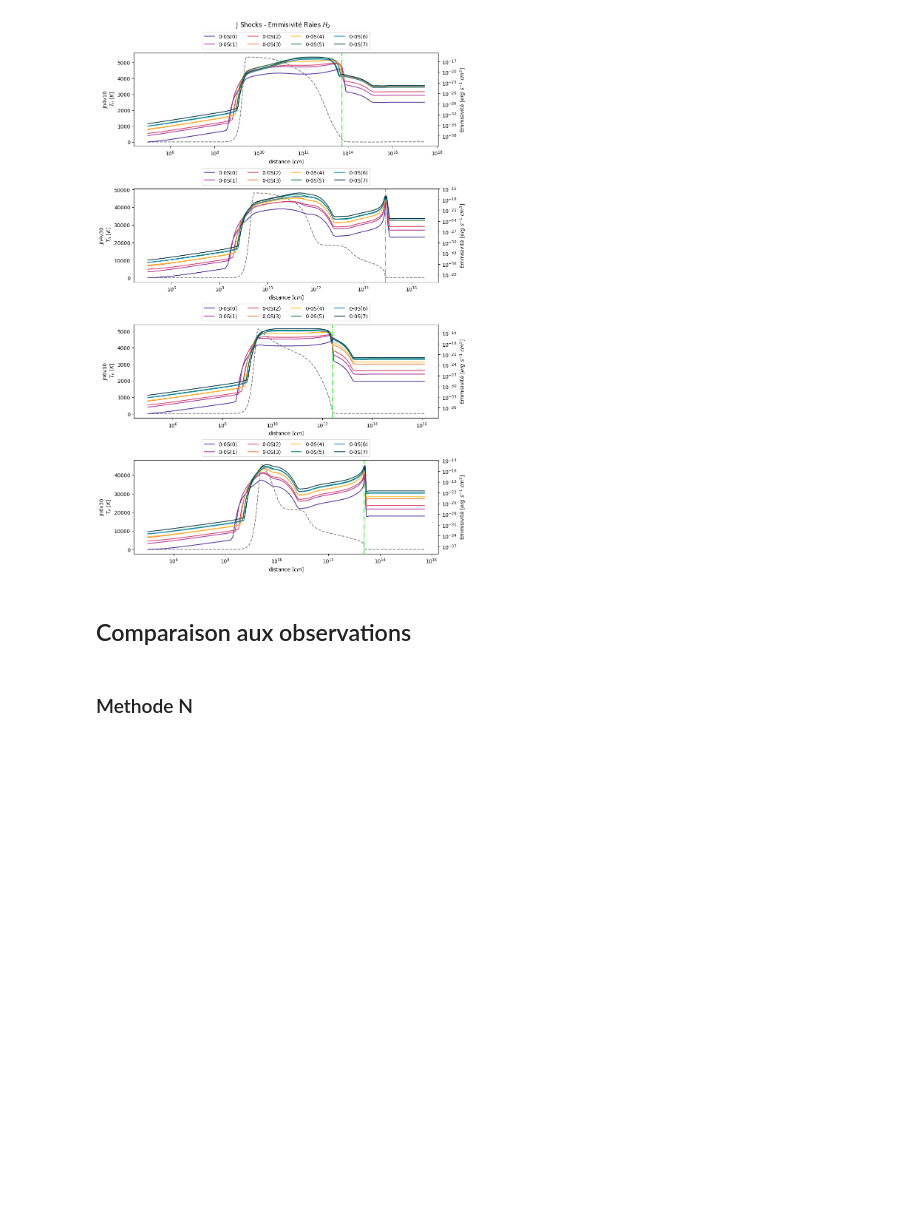
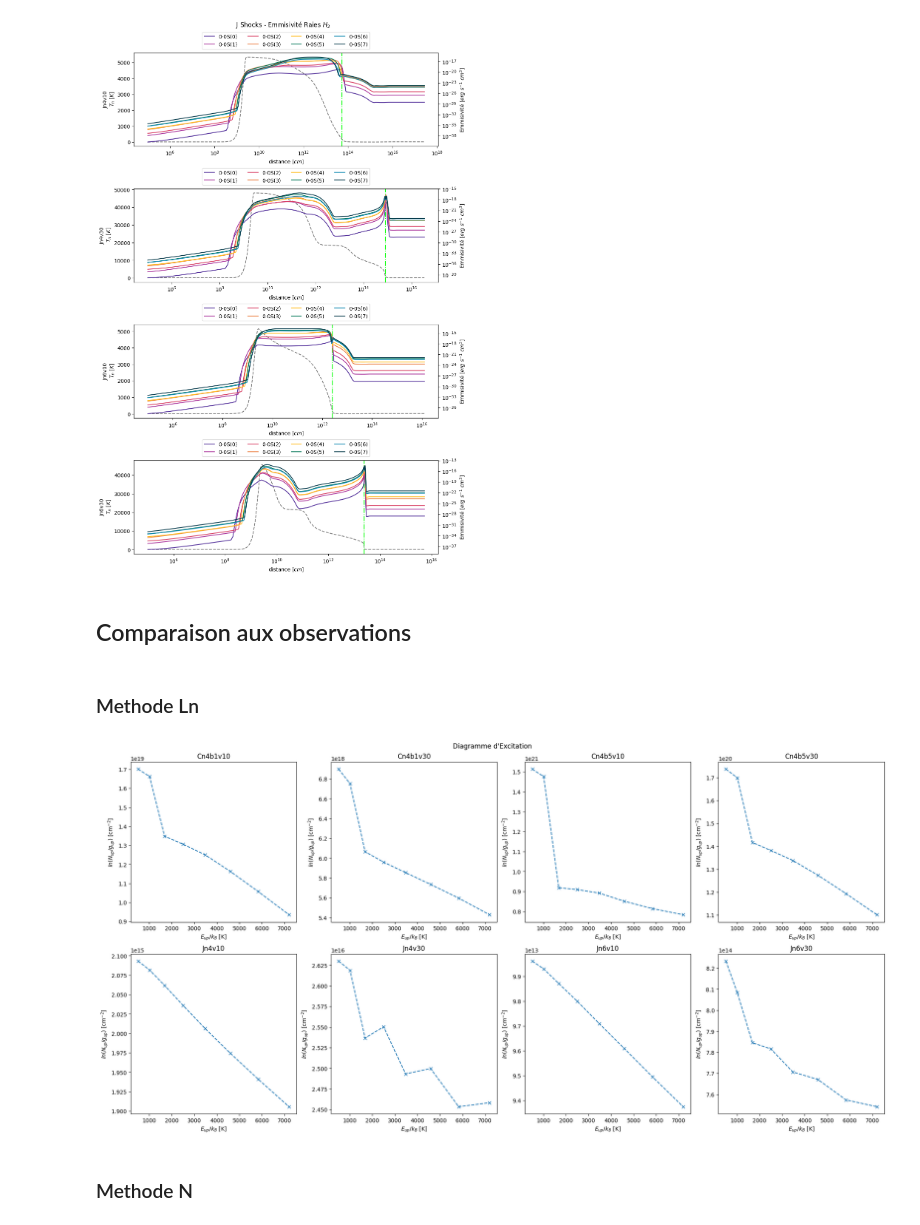
Before and after one commit to georgina-sampson/M04-Shocks, a Jupyter notebook: s065.ipynb, the cells around one changed output. Cells and saved outputs as stored; diff of their text form; code cells hidden in the pictures; blank space fills up the shorter version.

```diff
--- a/s065.ipynb
+++ b/s065.ipynb
@@ -462,7 +462,7 @@ Obs6: S(7) 4.29e+05 1 / cm2
 # %% [markdown]
 ## Lecture
 # %%
-files=["energetics.out","excit.out","H2_lev_cd.out","H2_line_loc.out","H2_line_int.out","intensity.out","mhd_phys.out"]
+files=["energetics.out","excit.out","H2_lev_cd.out","H2_line_loc.out","H2_line_int.out","H2_lev_ln.out","intensity.out","mhd_phys.out"]
 
 Cmodels=dict()
 # for model in [f for f in os.listdir("shock_grid") if 'C'==f[0]]:
@@ -656,6 +656,46 @@ def ln_modele(models):
         N_up = models[model]['N_up']
 
         for r in range(8): models[model]['ln'][r]= np.log(N_up[r].value/g(r+2))
+# %% [markdown]
+### Methode Ln
+# %%
+for models in (Cmodels, Jmodels):
+    for model in models:
+        models[model]['ln']=dict()
+        data = models[model]['H2_lev_ln']
+        mask = data['distance'] <= models[model]['ceil']
+
+        for r in range(8):
+            models[model]['ln'][r]= integrate.simpson(data[mask][f'(0,{r})'], x=data[mask]['distance'])
+# %%
+fig, axs = plt.subplots(nrows=2,ncols=4,figsize=(20,10), layout='constrained')
+
+for ax, model in zip(axs[0], Cmodels):
+    ax.plot([E_up[r].value for r in range(8)], [Cmodels[model]['ln'][r] for r in range(8)], marker='x', ls='--')
+
+#     ax.plot(np.concatenate((xchaud[-1:],xfroid)), linea(np.concatenate((xchaud[-1:],xfroid)),Cmodels[model]['popt_fr'][0],Cmodels[model]['popt_fr'][1]),
+#             '--', label=f"T={-1/Cmodels[model]['popt_fr'][0]:.2e} K")
+
+#     ax.plot(np.concatenate((xchaud,xfroid[:1])), linea(np.concatenate((xchaud,xfroid[:1])),Cmodels[model]['popt_ch'][0],Cmodels[model]['popt_ch'][1]),
+        #     '-.', label=f"T={-1/Cmodels[model]['popt_ch'][0]:.2e} K")
+
+    ax.set_title(model)
+    ax.set_xlabel("$E_{up}/k_B$ [K]")
+    ax.set_ylabel("$ln(N_{up}/g_{up})$ [cm$^{-2}$]")
+    # ax.legend()
+
+for ax, model in zip(axs[1], Jmodels):
+    ax.plot([E_up[r].value for r in range(8)], [Jmodels[model]['ln'][r] for r in range(8)], marker='x', ls='--')
+
+    ax.set_title(model)
+    ax.set_xlabel("$E_{up}/k_B$ [K]")
+    ax.set_ylabel("$ln(N_{up}/g_{up})$ [cm$^{-2}$]")
+    # ax.legend()
+
+fig.suptitle(f"Diagramme d'Excitation")
+fig.savefig('diagExcitModels.png')
+# %% [output]
+[figure, added]
 # %% [markdown]
 ### Methode N
 # %%
```
Also changed, not shown: parts of 1 cell of this notebook, 1 other file.
